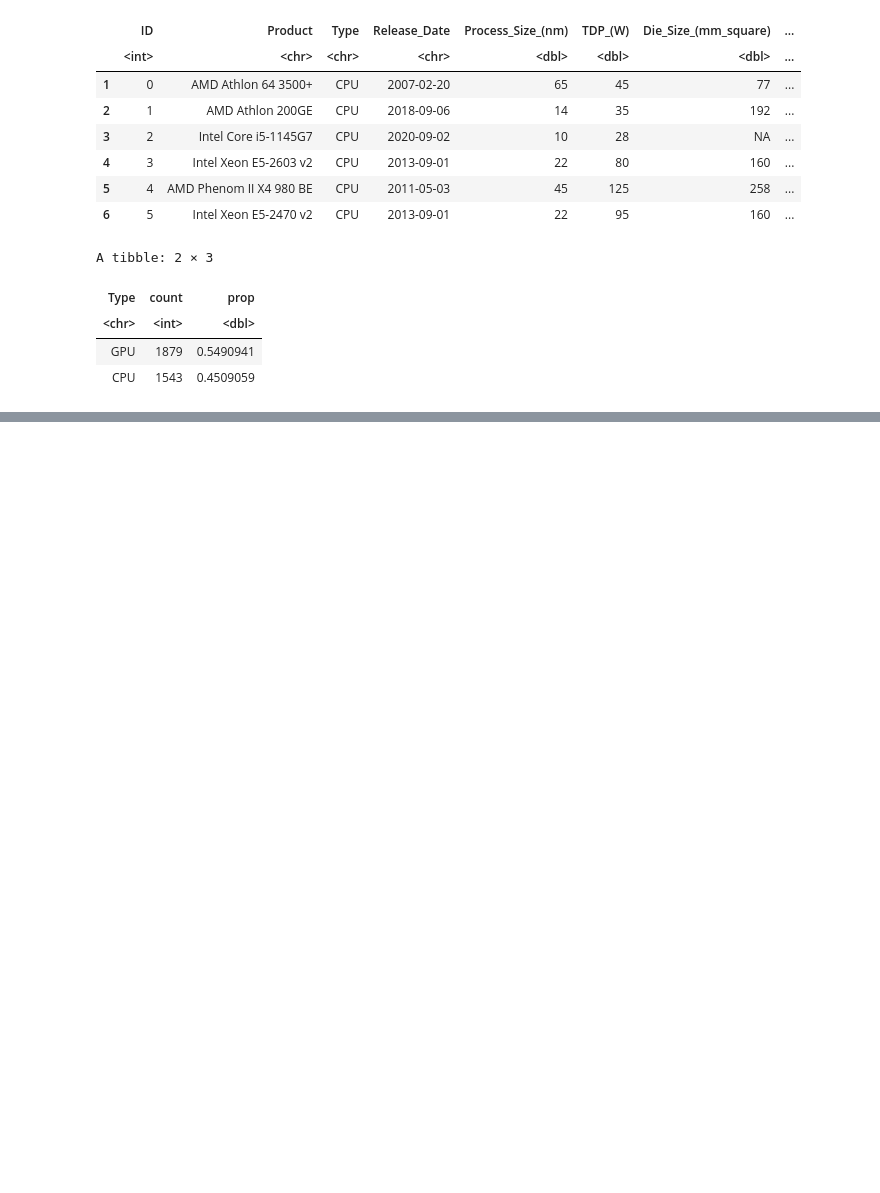
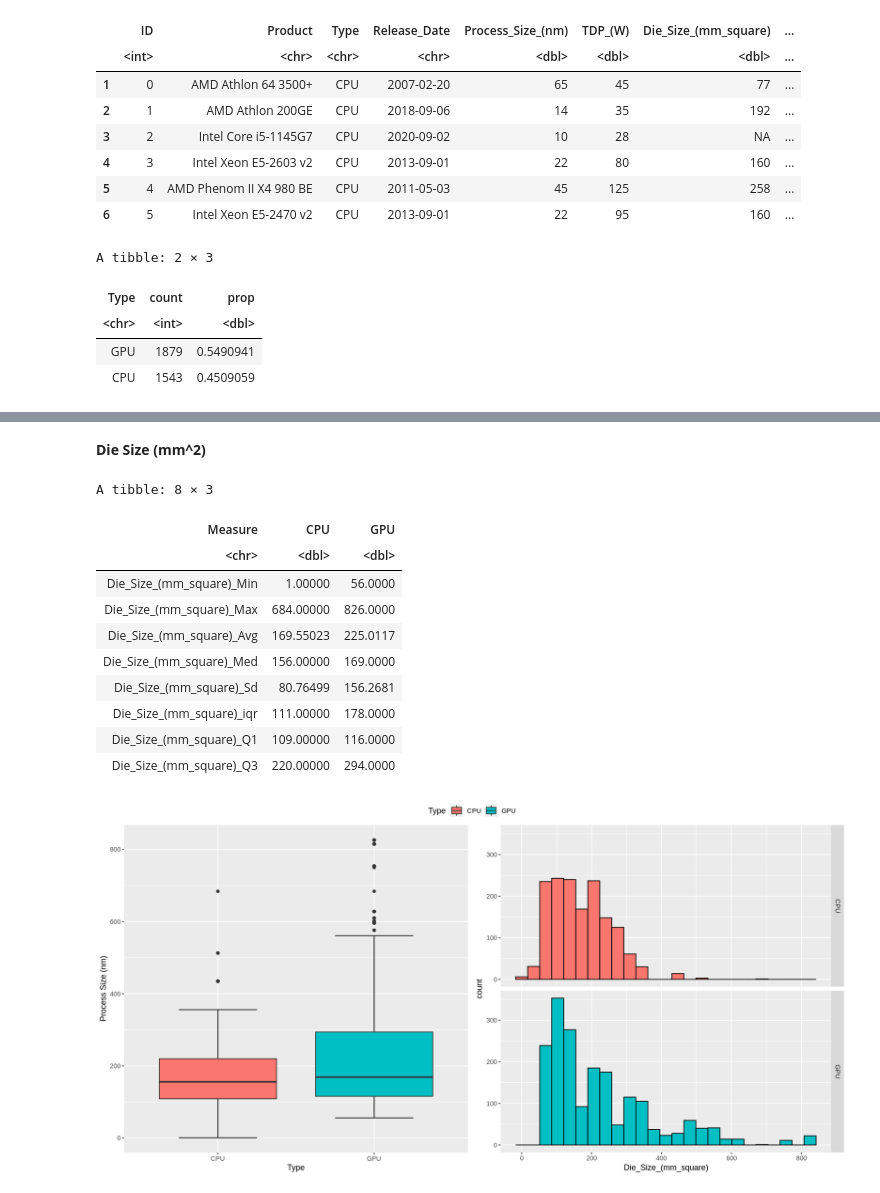
Before and after one commit to TheMathAI/MATH208_PROJECT, a Jupyter notebook: MATH_208_Project.ipynb, the cells around one changed output, grey strips where cells are left out. Saved outputs shown, nothing was run; the diff lists cells and outputs as text; code cells hidden in the pictures; blank space fills up the shorter version.

```diff
--- a/MATH_208_Project.ipynb
+++ b/MATH_208_Project.ipynb
@@ -125,0 +118,33 @@ ylab("Process Size (nm)")
+# %% [markdown]
+**Die Size (mm^2)**
+# %%
+# Plot for Die_Size_(mm_square)
+
+# boxplot
+box1 <- ggplot(cpu_gpu_data_no_NA,aes(x=Type,y=`Die_Size_(mm_square)`,fill=Type)) +
+stat_boxplot(geom="errorbar",width=0.5) + geom_boxplot() +
+ylab("Process Size (nm)")
+# histogram
+hist1 <- ggplot(cpu_gpu_data_no_NA, aes(x=`Die_Size_(mm_square)`,group=Type,fill=Type)) +
+geom_histogram(bins=25,col="black") +
+facet_grid(rows=vars(Type))
+# changing size of figure print
+options(repr.plot.width=14, repr.plot.height=7)
+# 2 plots in same figure
+ggarrange(box1,hist1, nrow = 1, common.legend = TRUE)
+
+# printing table with numerical values
+summary_cpu_gpu_wide %>% filter(str_detect(Measure, "Die_Size"))
+# %% [output]
+A tibble: 8 × 3
+| Measure | CPU | GPU |
+| <chr> | <dbl> | <dbl> |
+| Die_Size_(mm_square)_Min | 1.00000 | 56.0000 |
+| Die_Size_(mm_square)_Max | 684.00000 | 826.0000 |
+| Die_Size_(mm_square)_Avg | 169.55023 | 225.0117 |
+| Die_Size_(mm_square)_Med | 156.00000 | 169.0000 |
+| Die_Size_(mm_square)_Sd | 80.76499 | 156.2681 |
+| Die_Size_(mm_square)_iqr | 111.00000 | 178.0000 |
+| Die_Size_(mm_square)_Q1 | 109.00000 | 116.0000 |
+| Die_Size_(mm_square)_Q3 | 220.00000 | 294.0000 |
+[figure, added]
```
Also changed, not shown: parts of 18 cells of this notebook.
